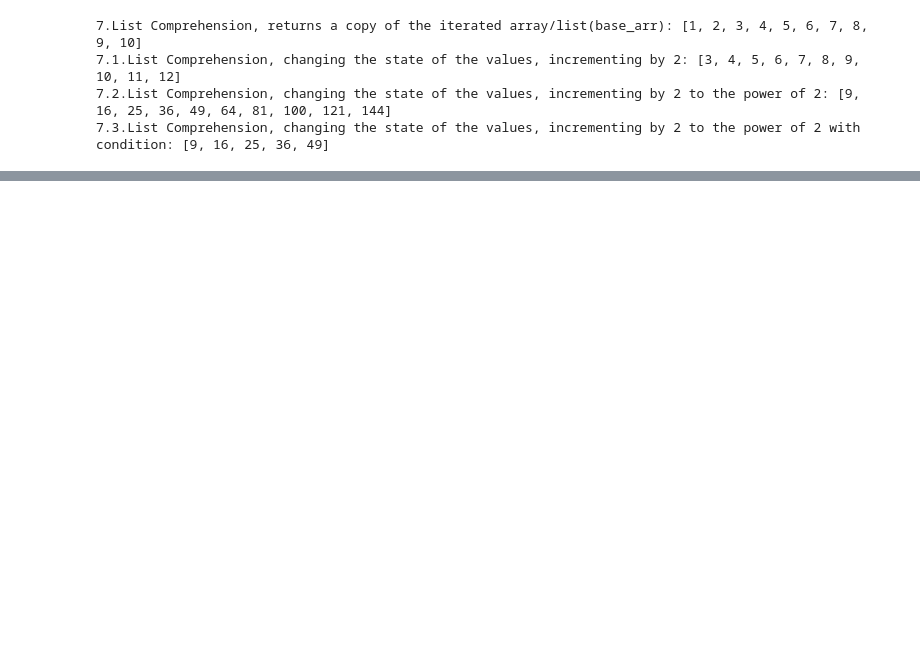
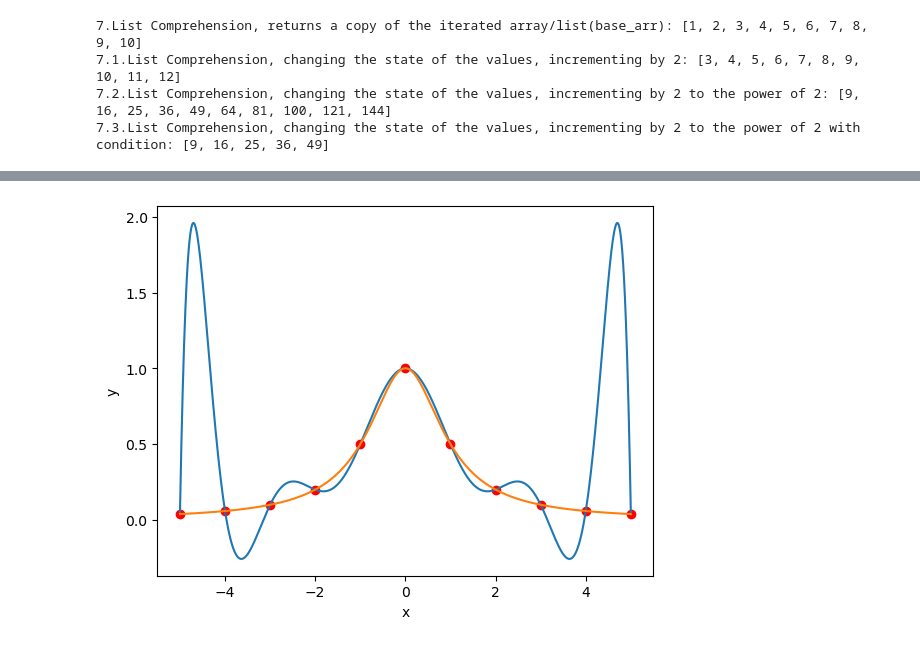
Before and after one commit to GeorgiKyshenko/Math-Concepts-with-Python, a Jupyter notebook: 02.Basic Algebra Homework.ipynb, the cells around one changed output, grey strips where cells are left out. Cells and saved outputs as stored; diff of their text form; code cells hidden in the pictures; blank space fills up the shorter version.

```diff
--- a/02.Basic Algebra Homework.ipynb
+++ b/02.Basic Algebra Homework.ipynb
@@ -55,0 +125,13 @@ print(f"7.3.List Comprehension, changing the state of the values, incrementing b
+# %%
+#coordinate points
+points = np.array([(0, 0), (1, 0.8), (2, 0.9), (3, 0.1), (4, -0.8), (5, -1.0)])
+# in n-points we can pass Polynomial of n^-1 ===> n -> n^-1
+print(f"11.The length of the points is 6 {len(points)} so we can provide a polynomial to the power of 5 because one of the number is constant (or ax^0)")
+
+# separate the points by x and y
+x = points[:, 0]
+y = points[:, 1]
+polynomial_func = Polynomial.fit(x, y, len(points) - 1)
+print(f"11.1.Plolynomial of given points: {polynomial_func}") # len(points) - 1 is degree of the function
+
+print(f"11.2.Calling the polynomial function in point 0 to 5: {polynomial_func(3)}")
@@ -55,0 +203,31 @@ print(f"7.3.List Comprehension, changing the state of the values, incrementing b
+# %%
+def interpolate_polynomial(points, degree, min_x, max_x, str=""):
+    """
+    Interpolates a polynomial of the specified degree through the given points and plots it
+    points - a list of points (x, y) to plot
+    degree - the polynomial degree
+    min_x, max_x - range of x values used to plot the interpolating polynomial
+    """
+    x = points[:, 0]
+    y = points[:, 1]
+    polynomial_func = Polynomial.fit(x, y, degree)
+
+    plot_x = np.linspace(min_x, max_x, 1000)
+    plot_y = polynomial_func(plot_x)
+    plot_z = 1 / (1 + plot_x**2) # the real function is this, not a polynomial
+
+    plt.plot(plot_x, plot_y)
+    plt.plot(plot_x, plot_z)
+    plt.scatter(x, y, c = "r")
+
+    plt.xlabel("x")
+    plt.ylabel("y")
+    plt.title(str)
+
+    # plt.gca().set_aspect("equal")
+    plt.show()
+
+points2 = np.array([(-5, 0.03846), (-4, 0.05882), (-3, 0.1), (-2, 0.2), (-1, 0.5), (0, 1), (1, 0.5), (2, 0.2), (3, 0.1), (4, 0.05882), (5, 0.03846)])
+interpolate_polynomial(points2, len(points2) - 1, np.min(points2[:, 0]), np.max(points2[:, 0]))
+# %% [output]
+[figure, added]
```
Also changed, not shown: parts of 19 cells of this notebook.
